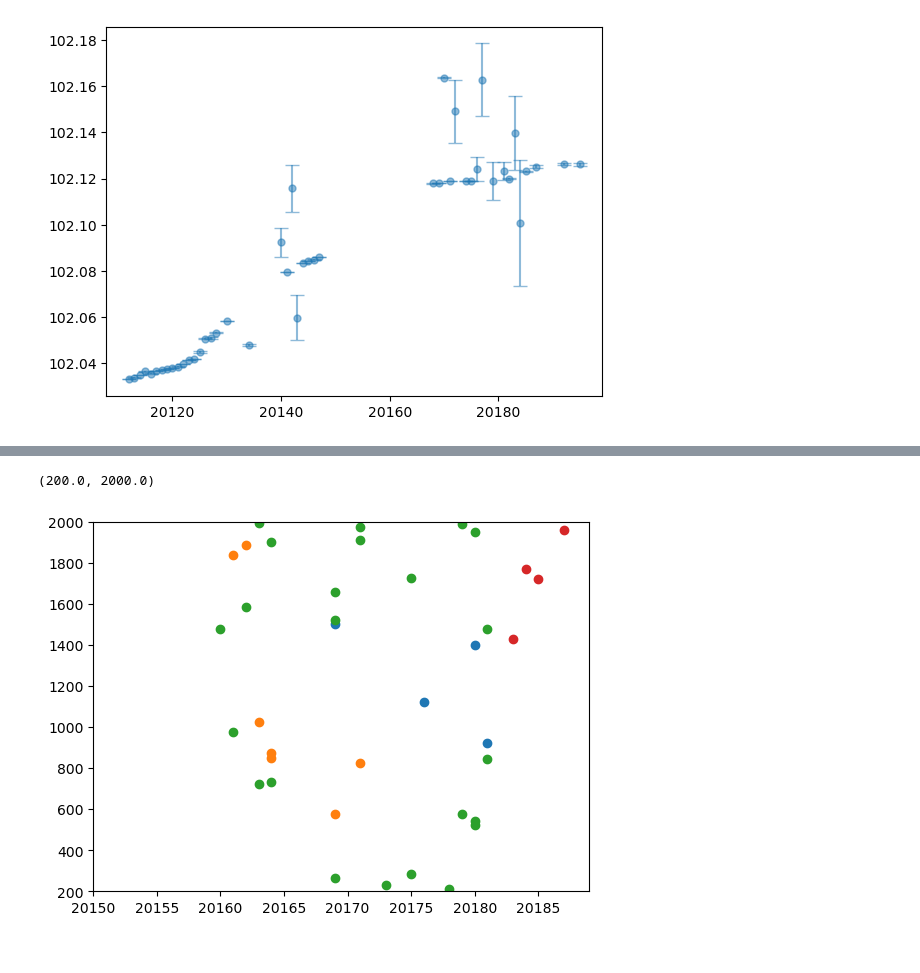
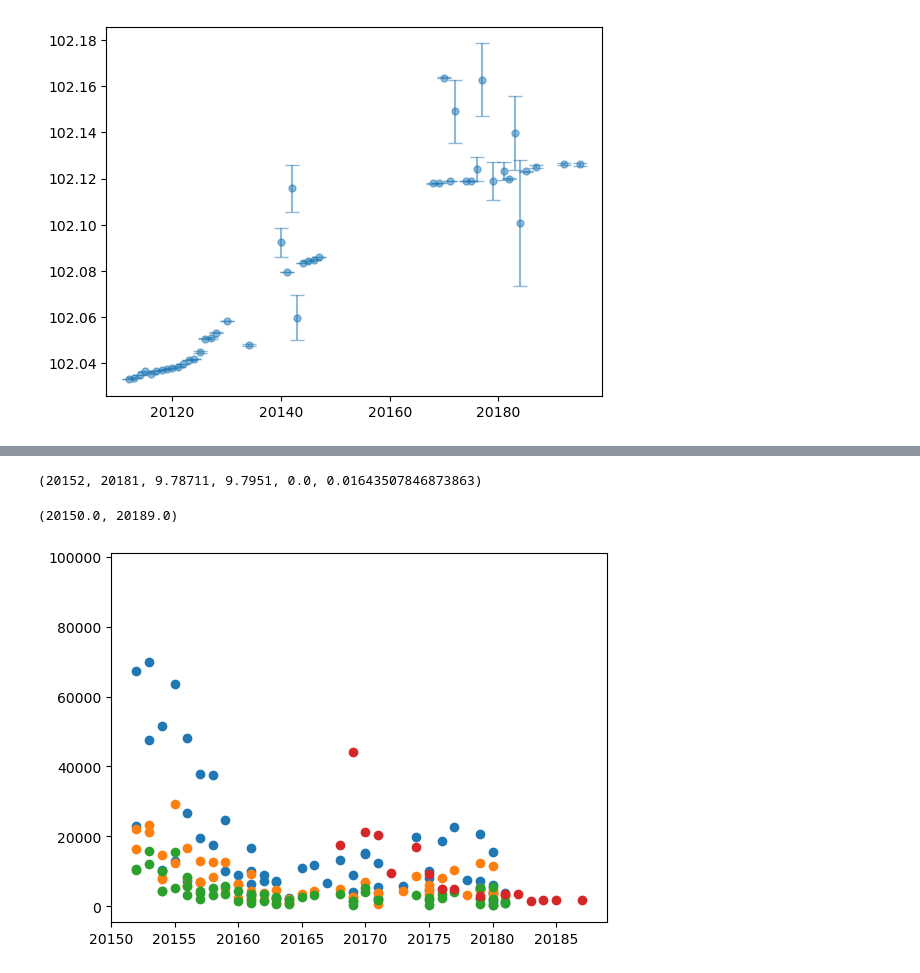
Before and after one commit to supremeKAI40/ULXP_thesis_analysis, a Jupyter notebook: hxmt/nb_efsearch_reporting.ipynb, the cells around one changed output, grey strips where cells are left out. Cells and saved outputs as stored; diff of their text form; code cells hidden in the pictures.

```diff
--- a/hxmt/nb_efsearch_reporting.ipynb
+++ b/hxmt/nb_efsearch_reporting.ipynb
@@ -67,10 +92,14 @@ Index(['LC_File_Path', 'Period', 'Chi-square', 'Date'], dtype='object')
+# %%
+he_df['Date'].min(),he_df['Date'].max(),he_df['Period'].min(),he_df['Period'].max(),he_df_freqErr.min(),he_df_freqErr.max()
+# %% [output]
+(20152, 20181, 9.78711, 9.7951, 0.0, 0.01643507846873863)
 # %%
-plt.scatter(he_df['Date'],he_df['Chi-square'])
-plt.scatter(me_df['Date'],me_df['Chi-square'])
-plt.scatter(le_df['Date'],le_df['Chi-square'])
-plt.scatter(nicer_df['TSTARTI'],nicer_df['Chi-square'])
-plt.xlim(20150,20189)
-plt.ylim(200,2000)
+# plt.scatter(he_df['Date'],he_df['Chi-square'])
+# plt.scatter(me_df['Date'],me_df['Chi-square'])
+# plt.scatter(le_df['Date'],le_df['Chi-square'])
+# plt.scatter(nicer_df['TSTARTI'],nicer_df['Chi-square'])
+# plt.xlim(20150,20189)
+# # plt.ylim(200,2000)
 # %% [output]
-(200.0, 2000.0)
+(20150.0, 20189.0)
-[figure, old version]
+[figure, new version]
```
Also changed, not shown: parts of 7 cells of this notebook, 34 other files.
